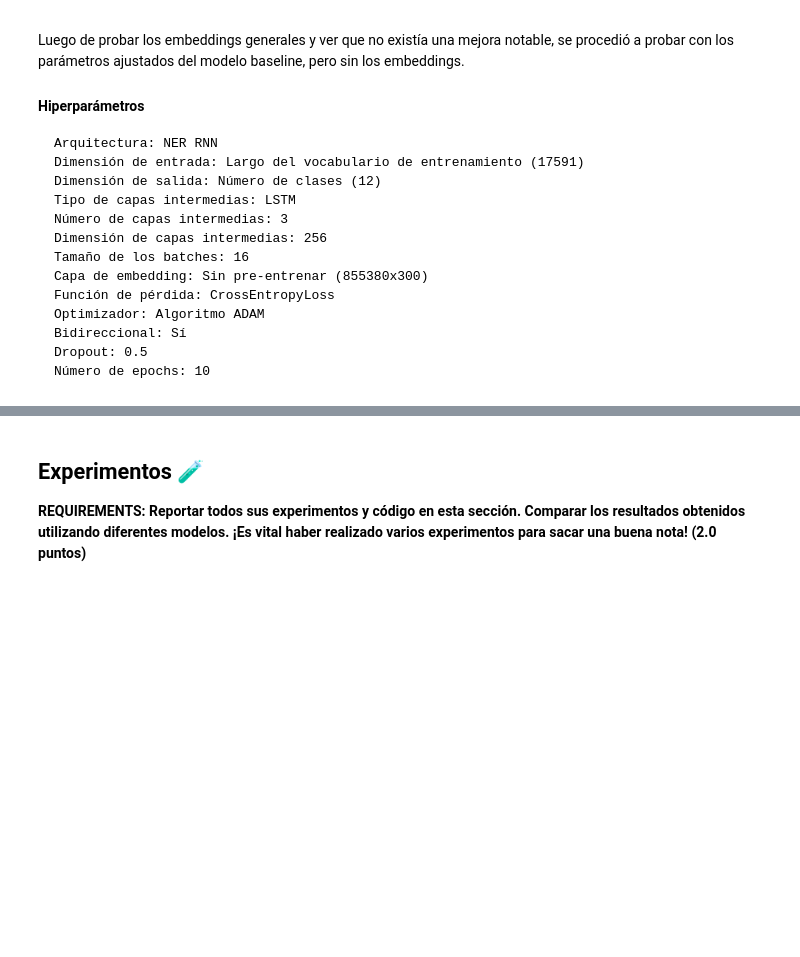
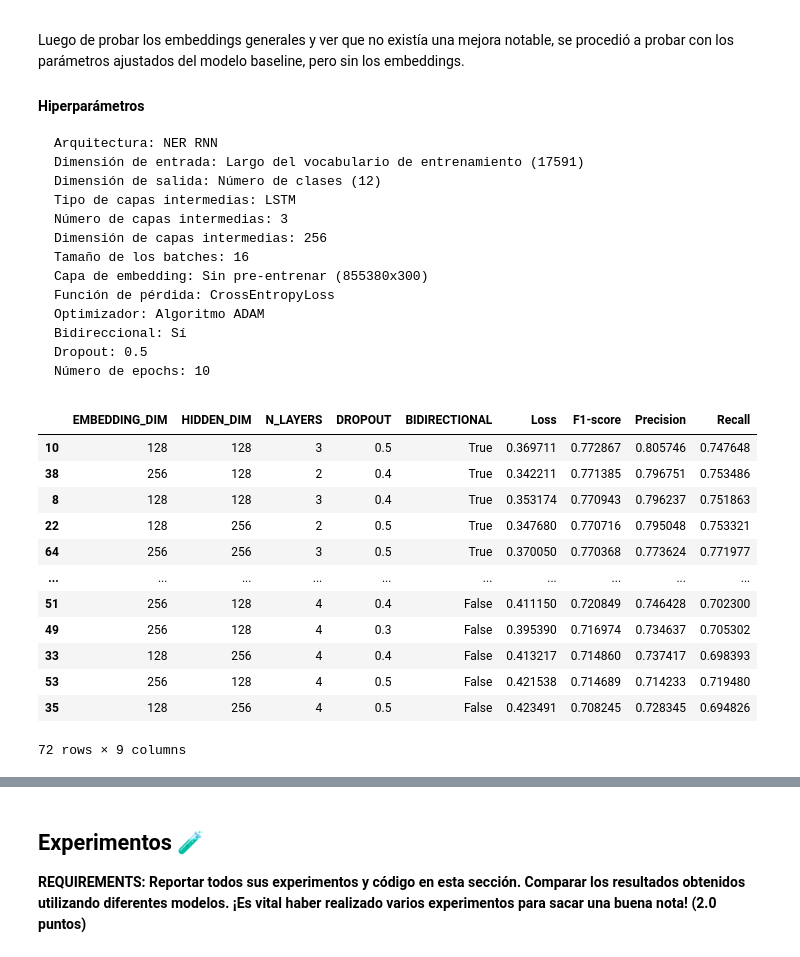
Before and after one commit to furrutiav/NLP-competition-2, a Jupyter notebook: Entregable.ipynb, the cells around one changed output, grey strips where cells are left out. Drawn from its saved outputs; the diff is of its cells as text; code cells hidden in the pictures; blank space fills up the shorter version.

Commit message:
add results

```diff
--- a/Entregable.ipynb
+++ b/Entregable.ipynb
@@ -278,3 +278,37 @@ Luego de probar los embeddings generales y ver que no existía una mejora notabl
     Bidireccional: Sí
     Dropout: 0.5
     Número de epochs: 10
+# %%
+import pickle
+import pandas as pd
+results_gridsearch = pickle.load(open("results_gridsearch.pickle", "rb"))
+# %%
+data_gridsearch = []
+for model_name, v in results_gridsearch.items():
+    list_name = model_name.split("_")
+    params = {
+        "_".join(list_name[1:3]): str(list_name[3]),
+        "_".join(list_name[4:6]): str(list_name[6]),
+        "_".join(list_name[7:9]): str(list_name[9]),
+        "_".join(list_name[10:11]): str(".".join(list_name[11:13])),
+        list_name[13]: str(list_name[14])
+    }
+    o = params.copy()
+    o = {**o, **dict(list(zip("Loss F1-score Precision Recall".split(), results_gridsearch[model_name])))}
+    data_gridsearch.append(o)
+df_gridsearch = pd.DataFrame(data_gridsearch).sort_values("F1-score", ascending=False)
+df_gridsearch
+# %% [output]
+|  | EMBEDDING_DIM | HIDDEN_DIM | N_LAYERS | DROPOUT | BIDIRECTIONAL | Loss | F1-score | Precision | Recall |
+| 10 | 128 | 128 | 3 | 0.5 | True | 0.369711 | 0.772867 | 0.805746 | 0.747648 |
+| 38 | 256 | 128 | 2 | 0.4 | True | 0.342211 | 0.771385 | 0.796751 | 0.753486 |
+| 8 | 128 | 128 | 3 | 0.4 | True | 0.353174 | 0.770943 | 0.796237 | 0.751863 |
+| 22 | 128 | 256 | 2 | 0.5 | True | 0.347680 | 0.770716 | 0.795048 | 0.753321 |
+| 64 | 256 | 256 | 3 | 0.5 | True | 0.370050 | 0.770368 | 0.773624 | 0.771977 |
+| ... | ... | ... | ... | ... | ... | ... | ... | ... | ... |
+| 51 | 256 | 128 | 4 | 0.4 | False | 0.411150 | 0.720849 | 0.746428 | 0.702300 |
+| 49 | 256 | 128 | 4 | 0.3 | False | 0.395390 | 0.716974 | 0.734637 | 0.705302 |
+| 33 | 128 | 256 | 4 | 0.4 | False | 0.413217 | 0.714860 | 0.737417 | 0.698393 |
+| 53 | 256 | 128 | 4 | 0.5 | False | 0.421538 | 0.714689 | 0.714233 | 0.719480 |
+| 35 | 128 | 256 | 4 | 0.5 | False | 0.423491 | 0.708245 | 0.728345 | 0.694826 |
+72 rows × 9 columns
```
Also changed, not shown: parts of 4 cells of this notebook, 1 other file.
